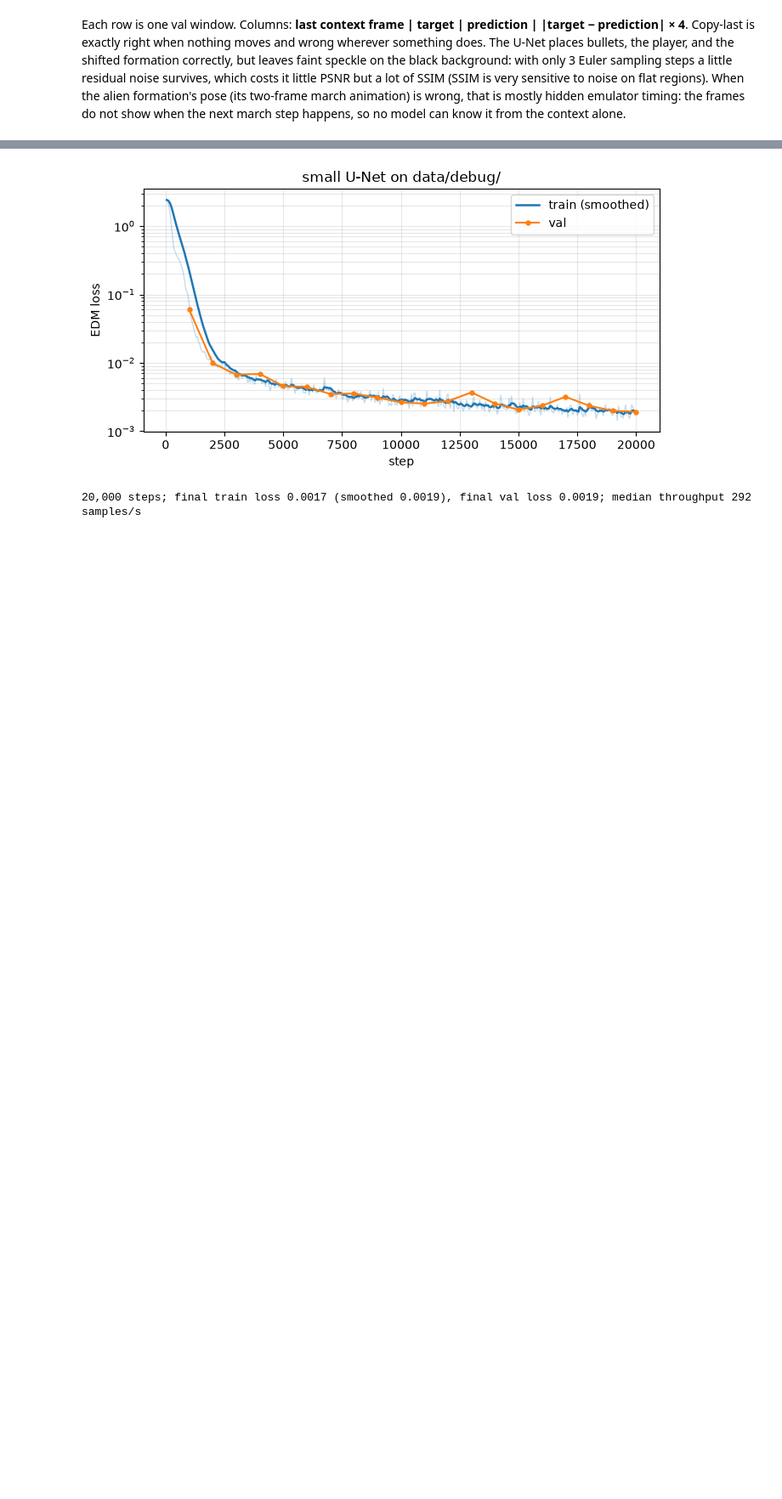
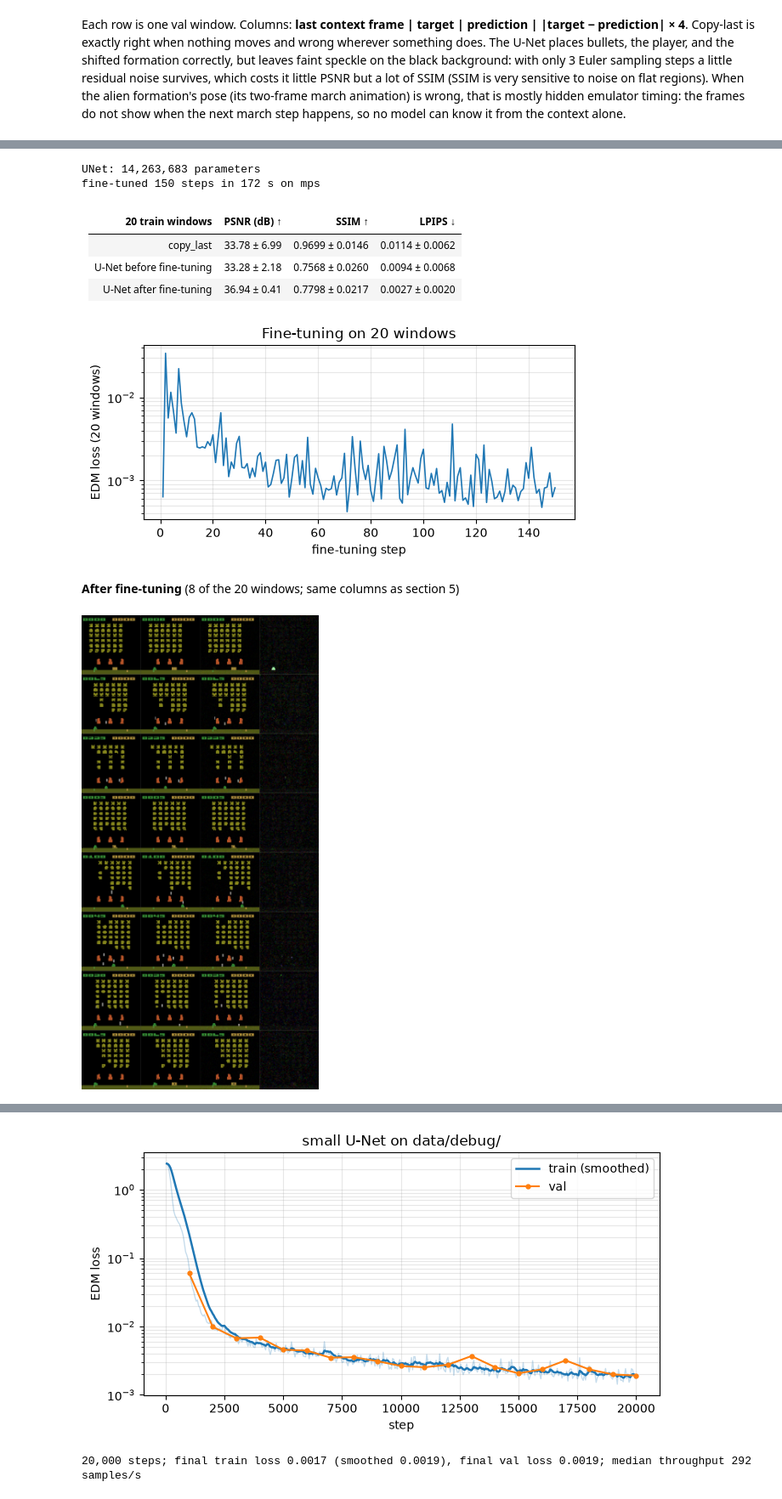
Before and after one commit to Syed-Masrur-Ahmed/Diffusion-Space-Invaders, a Jupyter notebook: notebooks/milestone1.ipynb, the cells around one changed output, grey strips where cells are left out. Shown at 85% size. Drawn from its saved outputs; the diff is of its cells as text; code cells hidden in the pictures; blank space fills up the shorter version.

```diff
--- a/notebooks/milestone1.ipynb
+++ b/notebooks/milestone1.ipynb
@@ -34,6 +34,7 @@ from IPython.display import Image, Markdown, display
 
 sys.path.insert(0, str(root / "scripts"))  # eval_single_step.py is the evaluation used for the saved results
 from eval_single_step import pick_indices, run as run_eval  # noqa: E402
+import memorize  # noqa: E402  (scripts/memorize.py)
 
 from wm.config import load_config
 from wm.data.dataset import WindowDataset, is_val_episode
@@ -52,6 +53,7 @@ else:
 
 RUN_EVAL = True  # False: show the saved results in results/milestone1/ (no data or checkpoint needed)
 N = 64           # val windows; the saved results use 64
+MEMORIZE = RUN_EVAL and device.type != "cpu"  # section 6 fine-tunes for ~3 min on MPS/GPU (15-30 min on CPU)
 
 RUN_DIR = Path("runs/20261105-0558_debug_small")
 CKPT = RUN_DIR / "checkpoints/ckpt_last.pt"
@@ -290,0 +303,39 @@ context alone.
+# %%
+MEM_DIR = RESULTS / "memorize"
+if MEMORIZE:
+    mem = memorize.run(str(CKPT), eval_cfg, n=20, steps=150, lr=1e-4, device=device)
+    mem_grid = grid_dir / "memorize.png"
+    save_grid(mem_grid, mem["grid"]["context"], mem["grid"]["target"], mem["grid"]["pred"])
+    print(f"fine-tuned {mem['steps']} steps in {mem['seconds']:.0f} s on {device}")
+else:
+    mem = json.loads((MEM_DIR / "metrics.json").read_text())
+    mem_grid = MEM_DIR / "grid.png"
+    print(f"MEMORIZE=False: showing the saved run ({mem['steps']} steps on {mem['device']})")
+
+labels = {"copy_last": "copy_last", "before": "U-Net before fine-tuning", "after": "U-Net after fine-tuning"}
+rows = ["| 20 train windows | PSNR (dB) ↑ | SSIM ↑ | LPIPS ↓ |", "|---|---|---|---|"]
+for key, label in labels.items():
+    mt = mem["metrics"][key]
+    rows.append(f"| {label} | " + " | ".join(
+        f"{mt[k]['mean']:.{d}f} ± {mt[k]['ci95']:.{d}f}" for k, d in (("psnr", 2), ("ssim", 4), ("lpips", 4))) + " |")
+display(Markdown("\n".join(rows)))
+
+fig, ax = plt.subplots(figsize=(6, 3))
+ax.plot(np.arange(1, len(mem["losses"]) + 1), mem["losses"], lw=1.2)
+ax.set(xlabel="fine-tuning step", ylabel="EDM loss (20 windows)", yscale="log", title="Fine-tuning on 20 windows")
+ax.grid(alpha=0.3, which="both")
+fig.tight_layout()
+plt.show()
+display(Markdown("**After fine-tuning** (8 of the 20 windows; same columns as section 5)"))
+display(Image(filename=str(mem_grid), width=520))
+# %% [output]
+UNet: 14,263,683 parameters
+fine-tuned 150 steps in 172 s on mps
+| 20 train windows | PSNR (dB) ↑ | SSIM ↑ | LPIPS ↓ |
+|---|---|---|---|
+| copy_last | 33.78 ± 6.99 | 0.9699 ± 0.0146 | 0.0114 ± 0.0062 |
+| U-Net before fine-tuning | 33.28 ± 2.18 | 0.7568 ± 0.0260 | 0.0094 ± 0.0068 |
+| U-Net after fine-tuning | 36.94 ± 0.41 | 0.7798 ± 0.0217 | 0.0027 ± 0.0020 |
+[figure, added]
+**After fine-tuning** (8 of the 20 windows; same columns as section 5)
+[figure, added]
```
Also changed, not shown: parts of 5 cells of this notebook, 4 other files.
